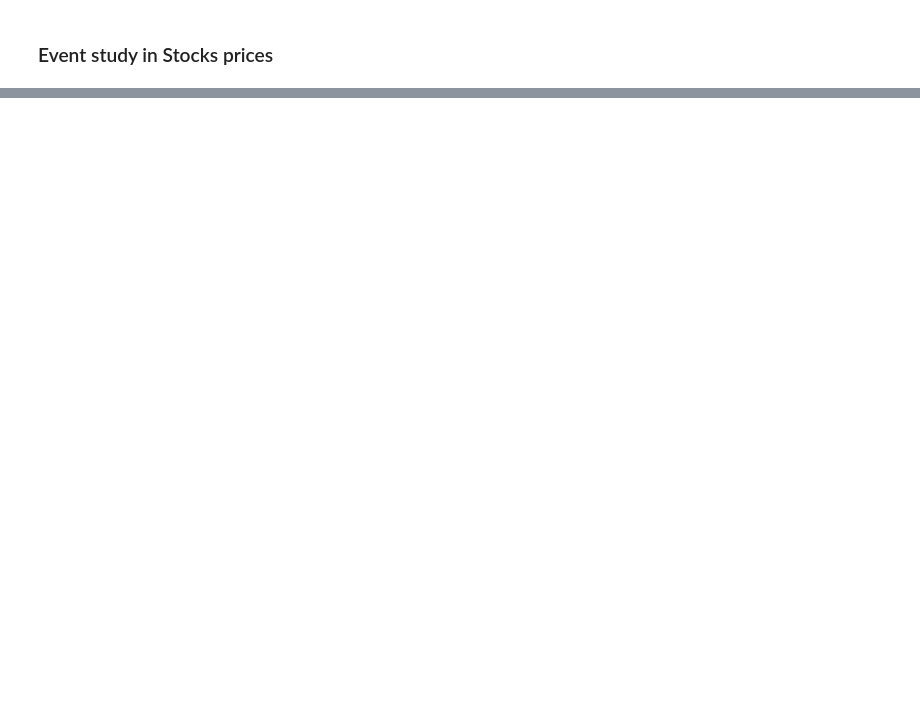
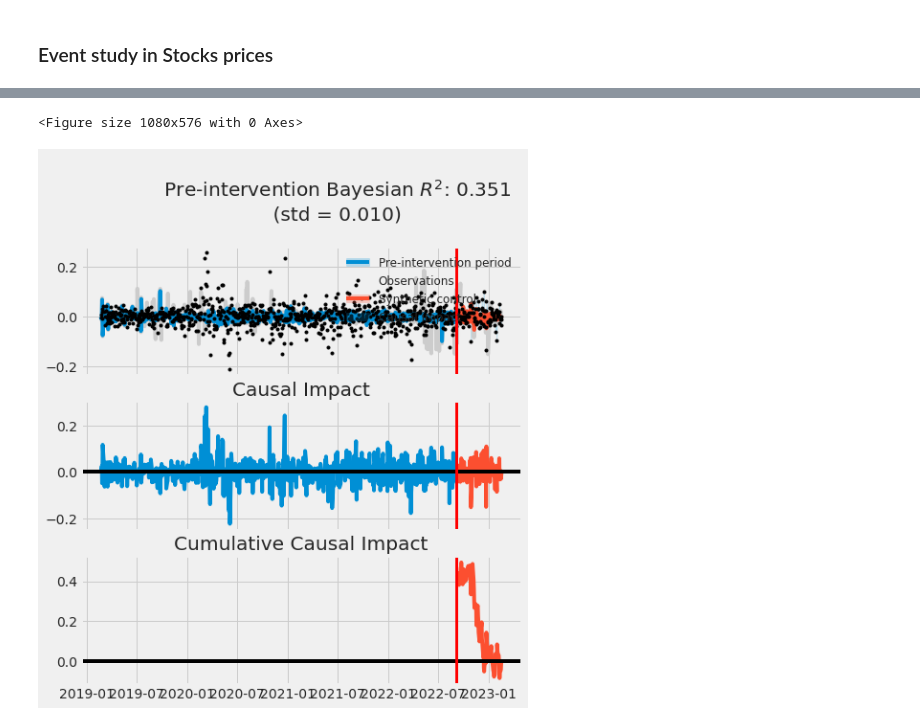
Before and after one commit to Jhonattanln/Causality_study, a Jupyter notebook: Code.ipynb, the cells around one changed output, grey strips where cells are left out. Saved outputs shown, nothing was run; the diff lists cells and outputs as text; code cells hidden in the pictures; blank space fills up the shorter version.

```diff
--- a/Code.ipynb
+++ b/Code.ipynb
@@ -36,0 +50,7 @@ plt.xticks(rotation=45)
+# %%
+plt.figure(figsize=(15, 8))
+esults.plot(plot_predictors=True)
+plt.show()
+# %% [output]
+<Figure size 1080x576 with 0 Axes>
+[figure, added]
```
Also changed, not shown: parts of 7 cells of this notebook.
